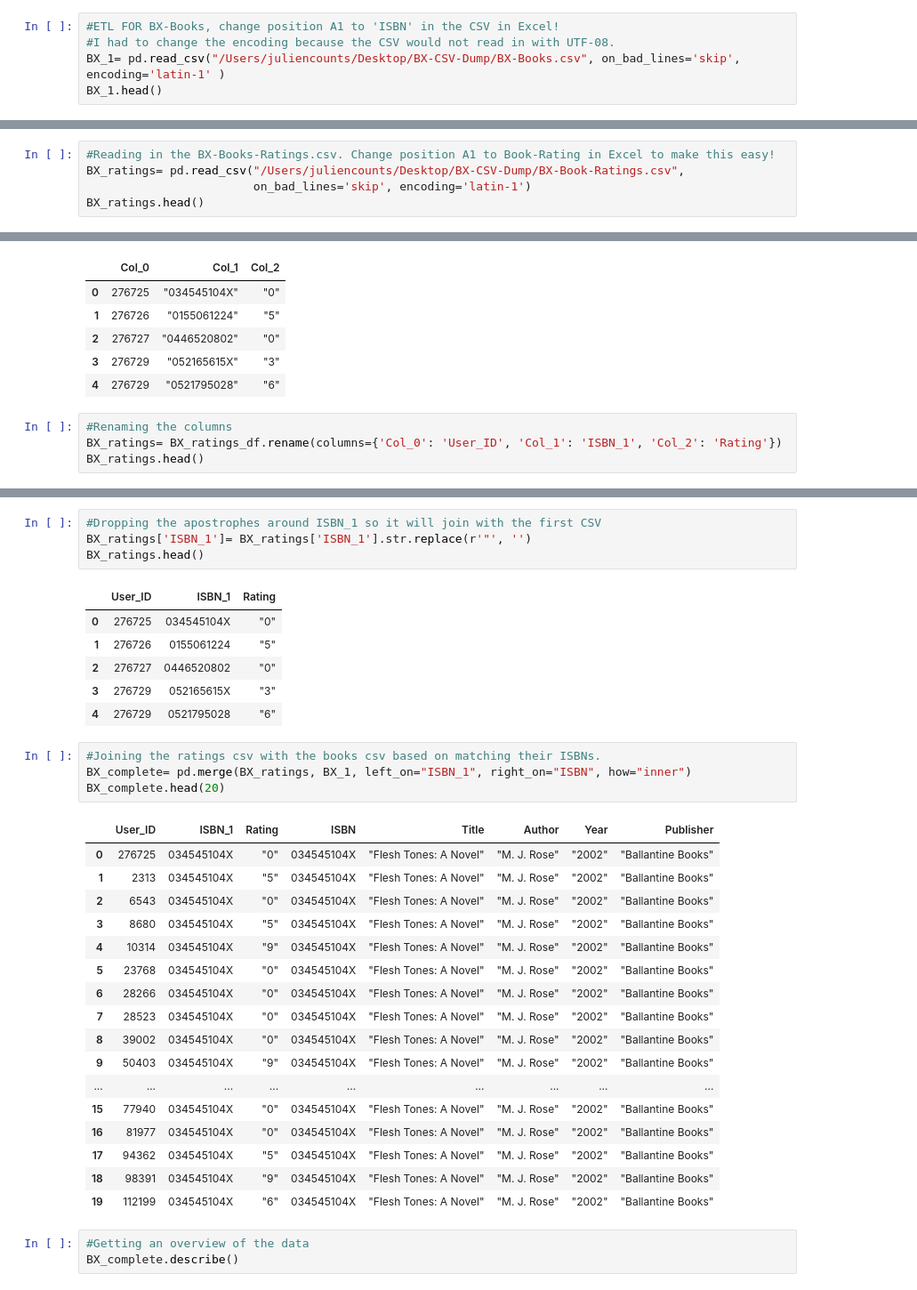
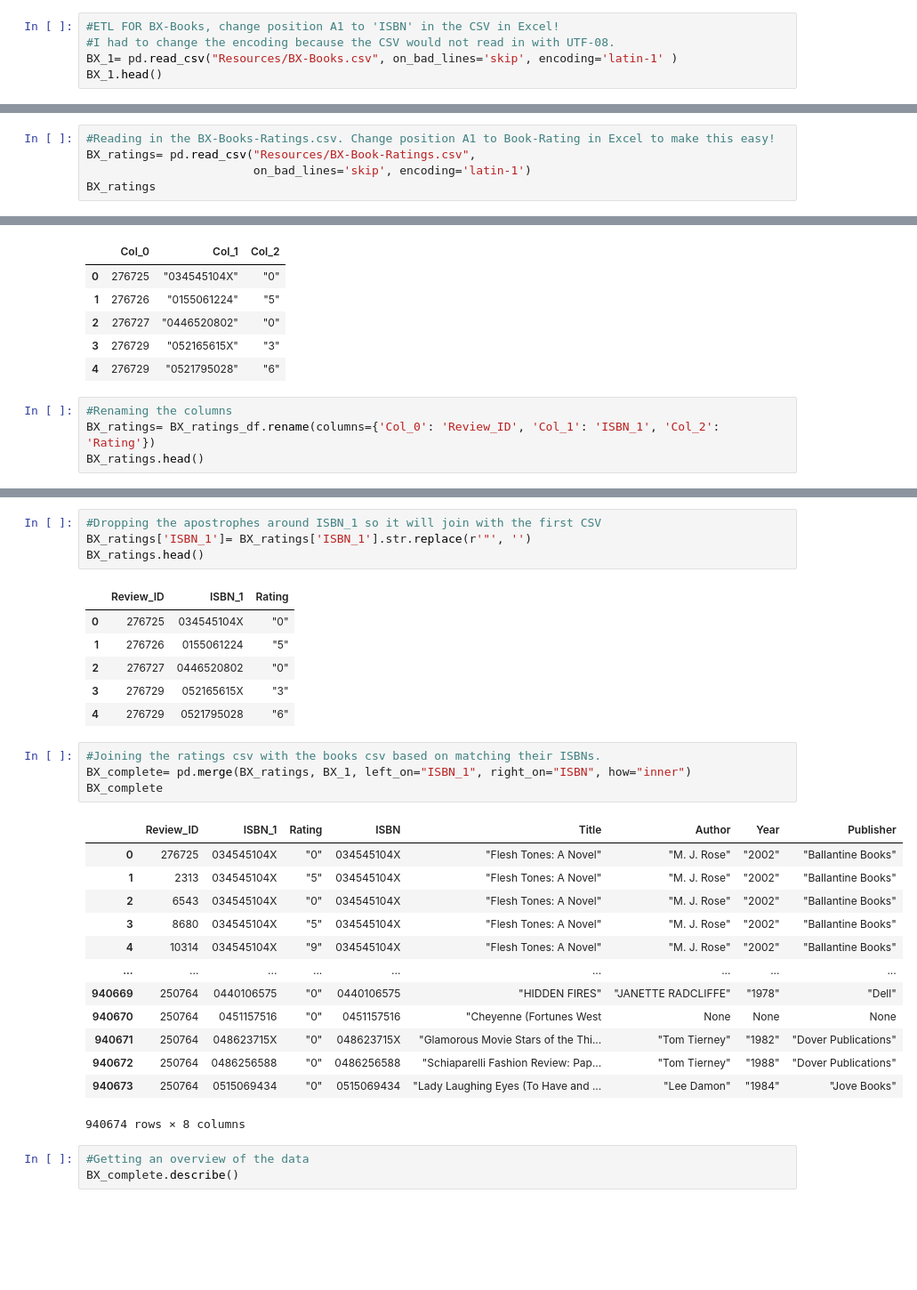
Before and after one commit to kalashnikovkid/Final_Project_4, a Jupyter notebook: BX_ETL.ipynb, the cells around one changed output, grey strips where cells are left out. Shown at 89% size. Saved outputs shown, nothing was run; the diff lists cells and outputs as text; blank space fills up the shorter version.

```diff
--- a/BX_ETL.ipynb
+++ b/BX_ETL.ipynb
@@ -15,7 +15,7 @@ from sklearn.preprocessing import MinMaxScaler
 # %%
 #ETL FOR BX-Books, change position A1 to 'ISBN' in the CSV in Excel!
 #I had to change the encoding because the CSV would not read in with UTF-08.
-BX_1= pd.read_csv("/Users/juliencounts/Desktop/BX-CSV-Dump/BX-Books.csv", on_bad_lines='skip', encoding='latin-1' )
+BX_1= pd.read_csv("Resources/BX-Books.csv", on_bad_lines='skip', encoding='latin-1' )
 BX_1.head()
 # %% [output]
 |  | ISBN | Unnamed: 1 | Unnamed: 2 | Unnamed: 3 | Unnamed: 4 | Unnamed: 5 | Unnamed: 6 | Unnamed: 7 | ... |
@@ -74,8 +92,8 @@ BX_1.head()
 # %%
 #Reading in the BX-Books-Ratings.csv. Change position A1 to Book-Rating in Excel to make this easy!
-BX_ratings= pd.read_csv("/Users/juliencounts/Desktop/BX-CSV-Dump/BX-Book-Ratings.csv",
+BX_ratings= pd.read_csv("Resources/BX-Book-Ratings.csv",
                         on_bad_lines='skip', encoding='latin-1')
-BX_ratings.head()
+BX_ratings
 # %% [output]
 |  | Book-Rating | Unnamed: 1 | Unnamed: 2 |
 | 0 | 276725;"034545104X";"0" | NaN | NaN |
@@ -107,6 +132,6 @@ BX_ratings_df.head()
 | 4 | 276729 | "0521795028" | "6" |
 # %%
 #Renaming the columns
-BX_ratings= BX_ratings_df.rename(columns={'Col_0': 'User_ID', 'Col_1': 'ISBN_1', 'Col_2': 'Rating'})
+BX_ratings= BX_ratings_df.rename(columns={'Col_0': 'Review_ID', 'Col_1': 'ISBN_1', 'Col_2': 'Rating'})
 BX_ratings.head()
 # %% [output]
@@ -121,7 +146,7 @@ BX_ratings.head()
 BX_ratings['ISBN_1']= BX_ratings['ISBN_1'].str.replace(r'"', '')
 BX_ratings.head()
 # %% [output]
-|  | User_ID | ISBN_1 | Rating |
+|  | Review_ID | ISBN_1 | Rating |
 | 0 | 276725 | 034545104X | "0" |
 | 1 | 276726 | 0155061224 | "5" |
 | 2 | 276727 | 0446520802 | "0" |
@@ -130,25 +155,21 @@ BX_ratings.head()
 # %%
 #Joining the ratings csv with the books csv based on matching their ISBNs.
 BX_complete= pd.merge(BX_ratings, BX_1, left_on="ISBN_1", right_on="ISBN", how="inner")
-BX_complete.head(20)
+BX_complete
 # %% [output]
-|  | User_ID | ISBN_1 | Rating | ISBN | Title | Author | Year | Publisher |
+|  | Review_ID | ISBN_1 | Rating | ISBN | Title | Author | Year | Publisher |
 | 0 | 276725 | 034545104X | "0" | 034545104X | "Flesh Tones: A Novel" | "M. J. Rose" | "2002" | "Ballantine Books" |
 | 1 | 2313 | 034545104X | "5" | 034545104X | "Flesh Tones: A Novel" | "M. J. Rose" | "2002" | "Ballantine Books" |
 | 2 | 6543 | 034545104X | "0" | 034545104X | "Flesh Tones: A Novel" | "M. J. Rose" | "2002" | "Ballantine Books" |
 | 3 | 8680 | 034545104X | "5" | 034545104X | "Flesh Tones: A Novel" | "M. J. Rose" | "2002" | "Ballantine Books" |
 | 4 | 10314 | 034545104X | "9" | 034545104X | "Flesh Tones: A Novel" | "M. J. Rose" | "2002" | "Ballantine Books" |
-| 5 | 23768 | 034545104X | "0" | 034545104X | "Flesh Tones: A Novel" | "M. J. Rose" | "2002" | "Ballantine Books" |
-| 6 | 28266 | 034545104X | "0" | 034545104X | "Flesh Tones: A Novel" | "M. J. Rose" | "2002" | "Ballantine Books" |
-| 7 | 28523 | 034545104X | "0" | 034545104X | "Flesh Tones: A Novel" | "M. J. Rose" | "2002" | "Ballantine Books" |
-| 8 | 39002 | 034545104X | "0" | 034545104X | "Flesh Tones: A Novel" | "M. J. Rose" | "2002" | "Ballantine Books" |
-| 9 | 50403 | 034545104X | "9" | 034545104X | "Flesh Tones: A Novel" | "M. J. Rose" | "2002" | "Ballantine Books" |
 | ... | ... | ... | ... | ... | ... | ... | ... | ... |
-| 15 | 77940 | 034545104X | "0" | 034545104X | "Flesh Tones: A Novel" | "M. J. Rose" | "2002" | "Ballantine Books" |
-| 16 | 81977 | 034545104X | "0" | 034545104X | "Flesh Tones: A Novel" | "M. J. Rose" | "2002" | "Ballantine Books" |
-| 17 | 94362 | 034545104X | "5" | 034545104X | "Flesh Tones: A Novel" | "M. J. Rose" | "2002" | "Ballantine Books" |
-| 18 | 98391 | 034545104X | "9" | 034545104X | "Flesh Tones: A Novel" | "M. J. Rose" | "2002" | "Ballantine Books" |
-| 19 | 112199 | 034545104X | "6" | 034545104X | "Flesh Tones: A Novel" | "M. J. Rose" | "2002" | "Ballantine Books" |
+| 940669 | 250764 | 0440106575 | "0" | 0440106575 | "HIDDEN FIRES" | "JANETTE RADCLIFFE" | "1978" | "Dell" |
+| 940670 | 250764 | 0451157516 | "0" | 0451157516 | "Cheyenne (Fortunes West | None | None | None |
+| 940671 | 250764 | 048623715X | "0" | 048623715X | "Glamorous Movie Stars of the Thi... | "Tom Tierney" | "1982" | "Dover Publications" |
+| 940672 | 250764 | 0486256588 | "0" | 0486256588 | "Schiaparelli Fashion Review: Pap... | "Tom Tierney" | "1988" | "Dover Publications" |
+| 940673 | 250764 | 0515069434 | "0" | 0515069434 | "Lady Laughing Eyes (To Have and ... | "Lee Damon" | "1984" | "Jove Books" |
+940674 rows × 8 columns
 # %%
 #Getting an overview of the data
 BX_complete.describe()
```
Also changed, not shown: parts of 16 cells of this notebook, 8 other files.
